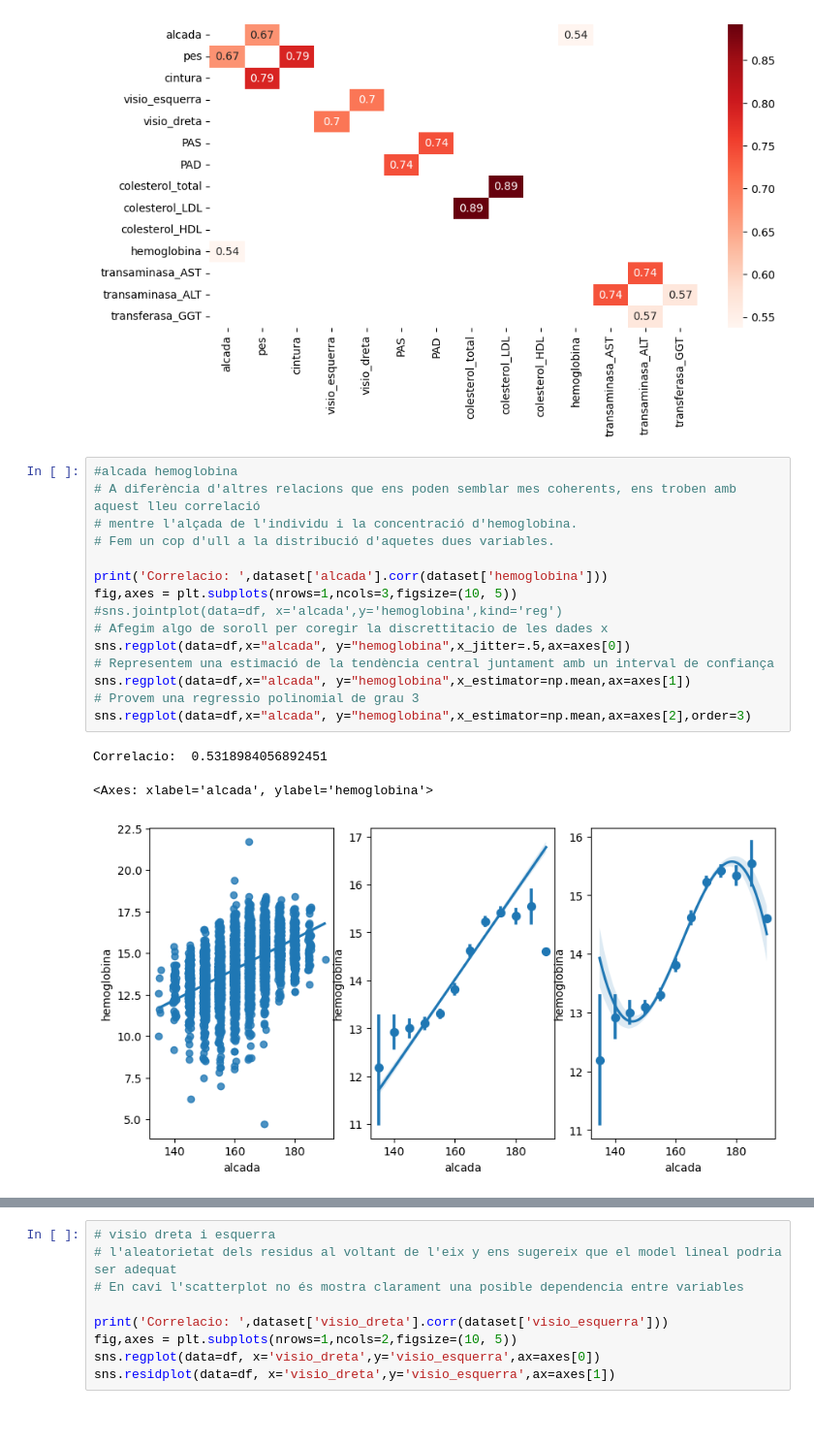
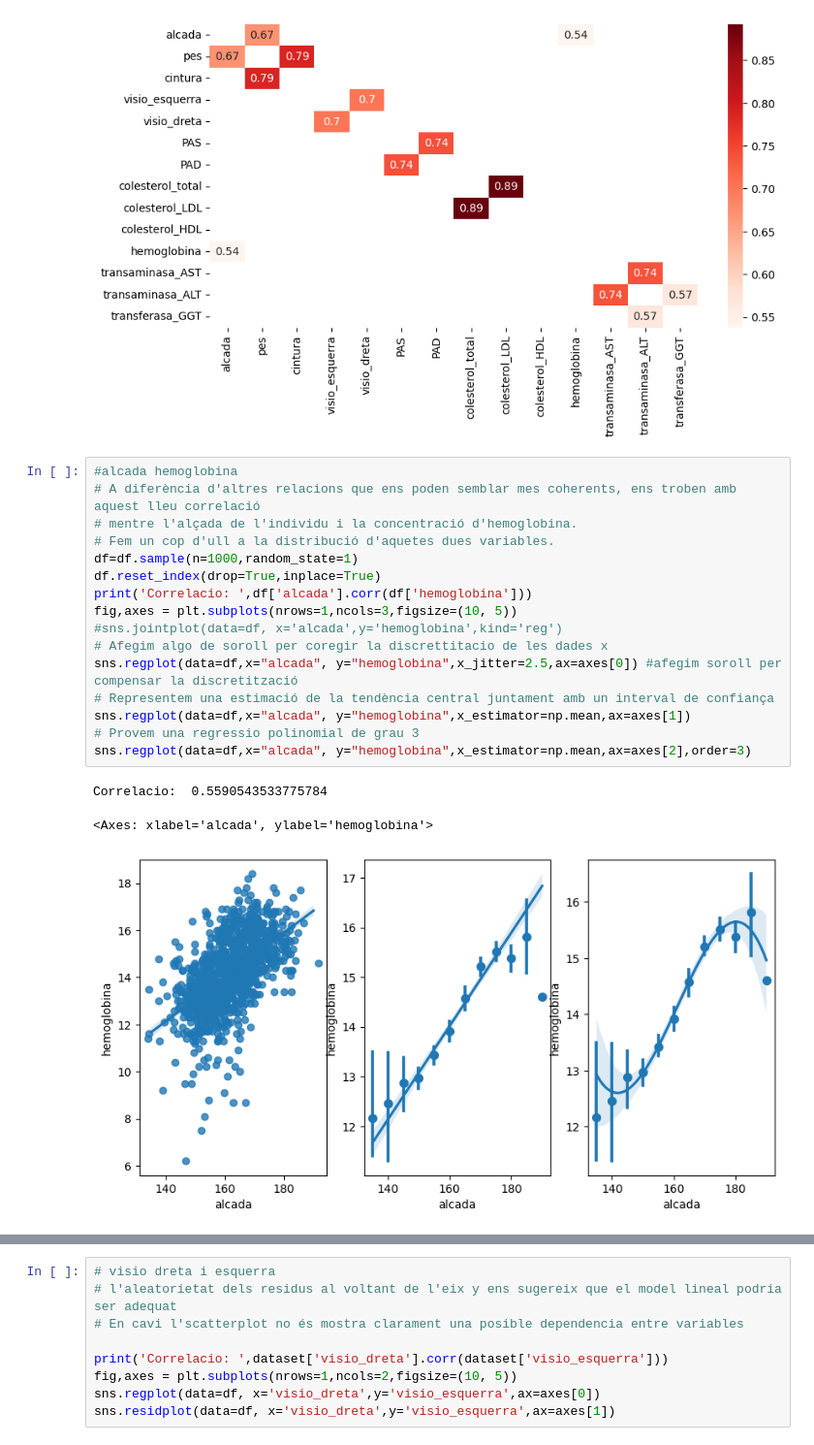
Before and after one commit to XaviSrrt/Treball_fi_curs_Data_Science, a Jupyter notebook: 05 Regressio Lineal.ipynb, the cells around one changed output, grey strips where cells are left out. Shown: that part at 97% size. Drawn from its saved outputs; the diff is of its cells as text; blank space fills up the shorter version.

```diff
--- a/05 Regressio Lineal.ipynb
+++ b/05 Regressio Lineal.ipynb
@@ -58,22 +58,23 @@ sns.heatmap(mcF, annot=True, cmap="Reds",annot_kws={'size': '10'})
 # %%
 #alcada hemoglobina
 # A diferència d'altres relacions que ens poden semblar mes coherents, ens troben amb aquest lleu correlació
 # mentre l'alçada de l'individu i la concentració d'hemoglobina.
 # Fem un cop d'ull a la distribució d'aquetes dues variables.
-
-print('Correlacio: ',dataset['alcada'].corr(dataset['hemoglobina']))
+df=df.sample(n=1000,random_state=1)
+df.reset_index(drop=True,inplace=True)
+print('Correlacio: ',df['alcada'].corr(df['hemoglobina']))
 fig,axes = plt.subplots(nrows=1,ncols=3,figsize=(10, 5))
 #sns.jointplot(data=df, x='alcada',y='hemoglobina',kind='reg')
 # Afegim algo de soroll per coregir la discrettitacio de les dades x
-sns.regplot(data=df,x="alcada", y="hemoglobina",x_jitter=.5,ax=axes[0])
+sns.regplot(data=df,x="alcada", y="hemoglobina",x_jitter=2.5,ax=axes[0]) #afegim soroll per compensar la discretització
 # Representem una estimació de la tendència central juntament amb un interval de confiança
 sns.regplot(data=df,x="alcada", y="hemoglobina",x_estimator=np.mean,ax=axes[1])
 # Provem una regressio polinomial de grau 3
 sns.regplot(data=df,x="alcada", y="hemoglobina",x_estimator=np.mean,ax=axes[2],order=3)
 # %% [output]
-Correlacio:  0.5318984056892451
+Correlacio:  0.5590543533775784
 <Axes: xlabel='alcada', ylabel='hemoglobina'>
-[figure, old version]
+[figure, new version]
 # %%
 # colesterol total i lDL
 # En aquest cas si que es veu clarament la correlació entre les variables i això ens
```
Also changed, not shown: parts of 2 cells of this notebook, 2 other files.
